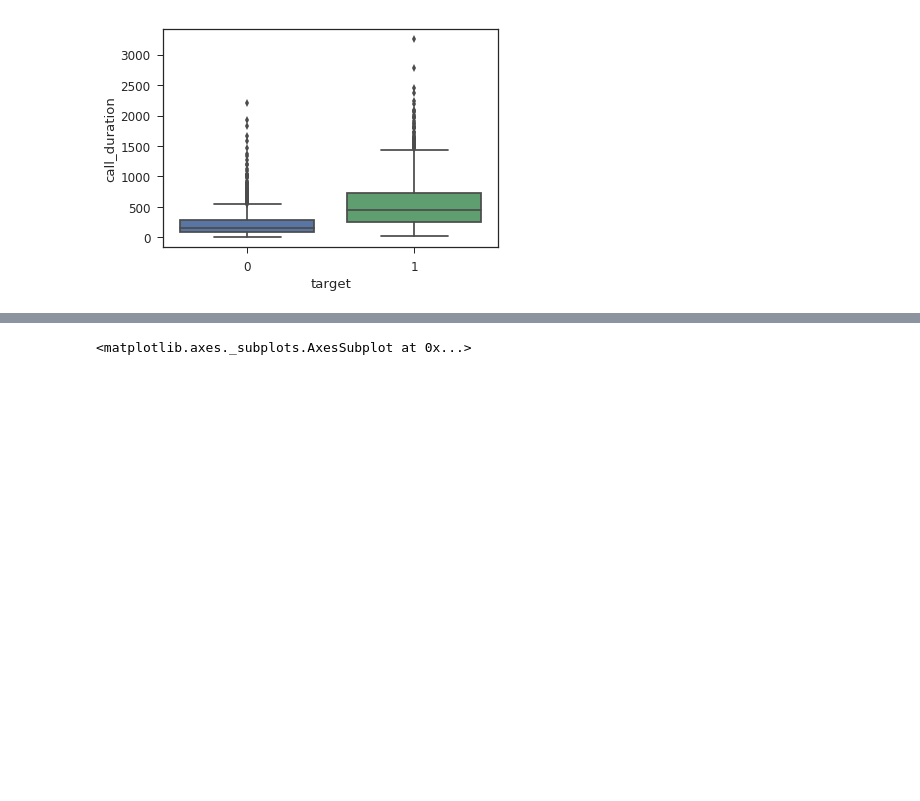
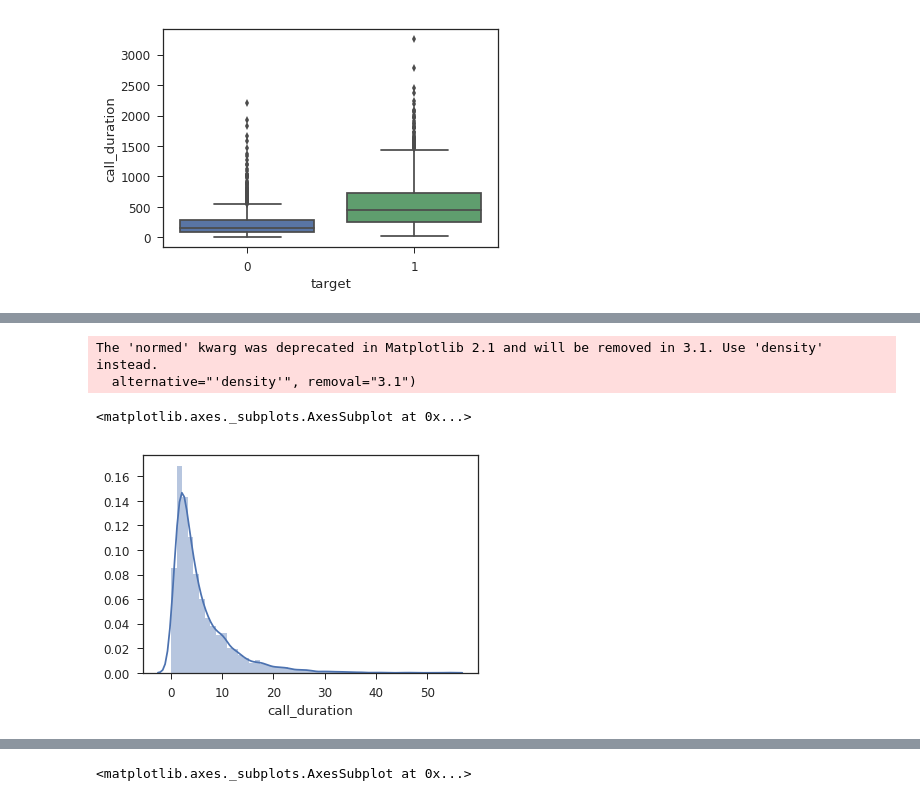
Before and after one commit to VigneshTCD/car_insurance_analysis, a Jupyter notebook: notebooks/EDA.ipynb, the cells around one changed output, grey strips where cells are left out. Cells and saved outputs as stored; diff of their text form; code cells hidden in the pictures; blank space fills up the shorter version.

```diff
--- a/notebooks/EDA.ipynb
+++ b/notebooks/EDA.ipynb
@@ -611,0 +672,7 @@ sns.boxplot(X_train['target'], X_train['call_duration'])
+# %%
+sns.distplot(X_train.call_duration/60)
+# %% [output]
+The 'normed' kwarg was deprecated in Matplotlib 2.1 and will be removed in 3.1. Use 'density' instead.
+  alternative="'density'", removal="3.1")
+<matplotlib.axes._subplots.AxesSubplot at 0x...>
+[figure, added]
```
Also changed, not shown: parts of 26 cells of this notebook, 1 other file.
